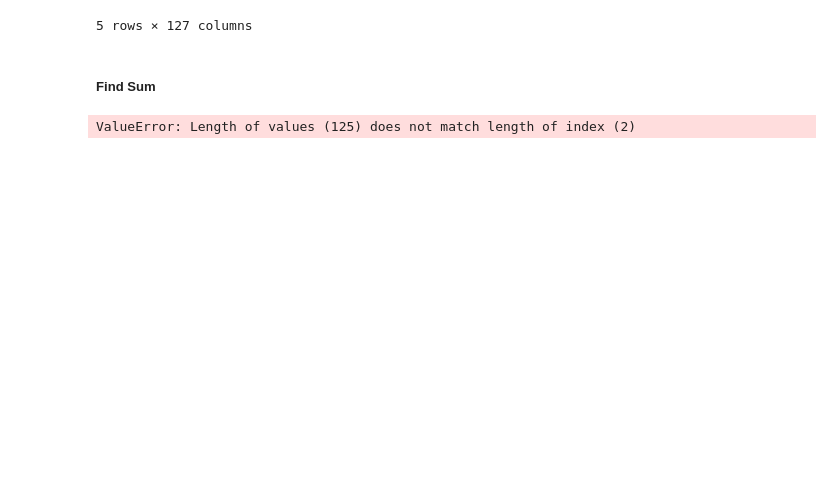
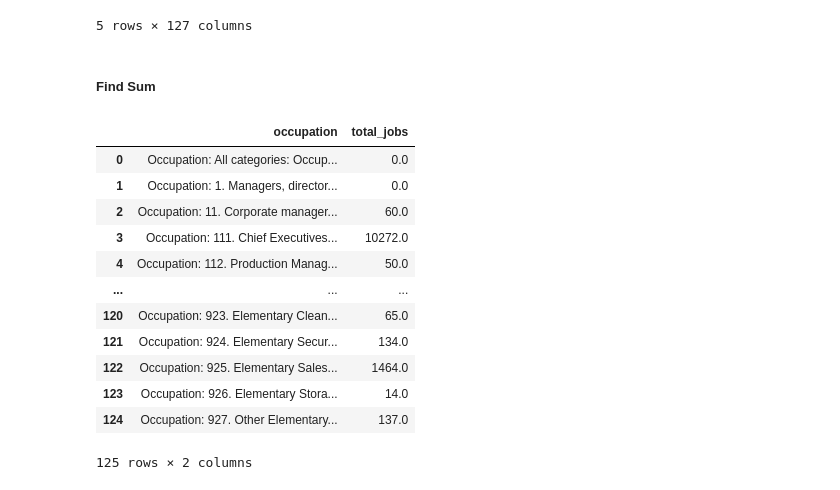
Before and after one commit to Bravyn/WorkFromHome, a Jupyter notebook: proj1/preprocessing.ipynb, the cells around one changed output. Cells and saved outputs as stored; diff of their text form; code cells hidden in the pictures; blank space fills up the shorter version.

```diff
--- a/proj1/preprocessing.ipynb
+++ b/proj1/preprocessing.ipynb
@@ -113,11 +113,23 @@ final_df.head()
 # %%
 sum_list = []
 for col in final_df.columns[2:]:
     sum_list.append(data[col].sum())
 
-sum_df = pd.DataFrame(final_df.columns[:2])
+sum_df = pd.DataFrame(data.columns[:-2])
 sum_df.columns = ['occupation']
 sum_df['total_jobs'] = sum_list
 sum_df
 # %% [output]
+|  | occupation | total_jobs |
+| 0 | Occupation: All categories: Occup... | 0.0 |
+| 1 | Occupation: 1. Managers, director... | 0.0 |
+| 2 | Occupation: 11. Corporate manager... | 60.0 |
+| 3 | Occupation: 111. Chief Executives... | 10272.0 |
+| 4 | Occupation: 112. Production Manag... | 50.0 |
+| ... | ... | ... |
+| 120 | Occupation: 923. Elementary Clean... | 65.0 |
+| 121 | Occupation: 924. Elementary Secur... | 134.0 |
+| 122 | Occupation: 925. Elementary Sales... | 1464.0 |
+| 123 | Occupation: 926. Elementary Stora... | 14.0 |
+| 124 | Occupation: 927. Other Elementary... | 137.0 |
-ValueError: Length of values (125) does not match length of index (2)
+125 rows × 2 columns
```
Also changed, not shown: parts of 5 cells of this notebook, 1 other file.
